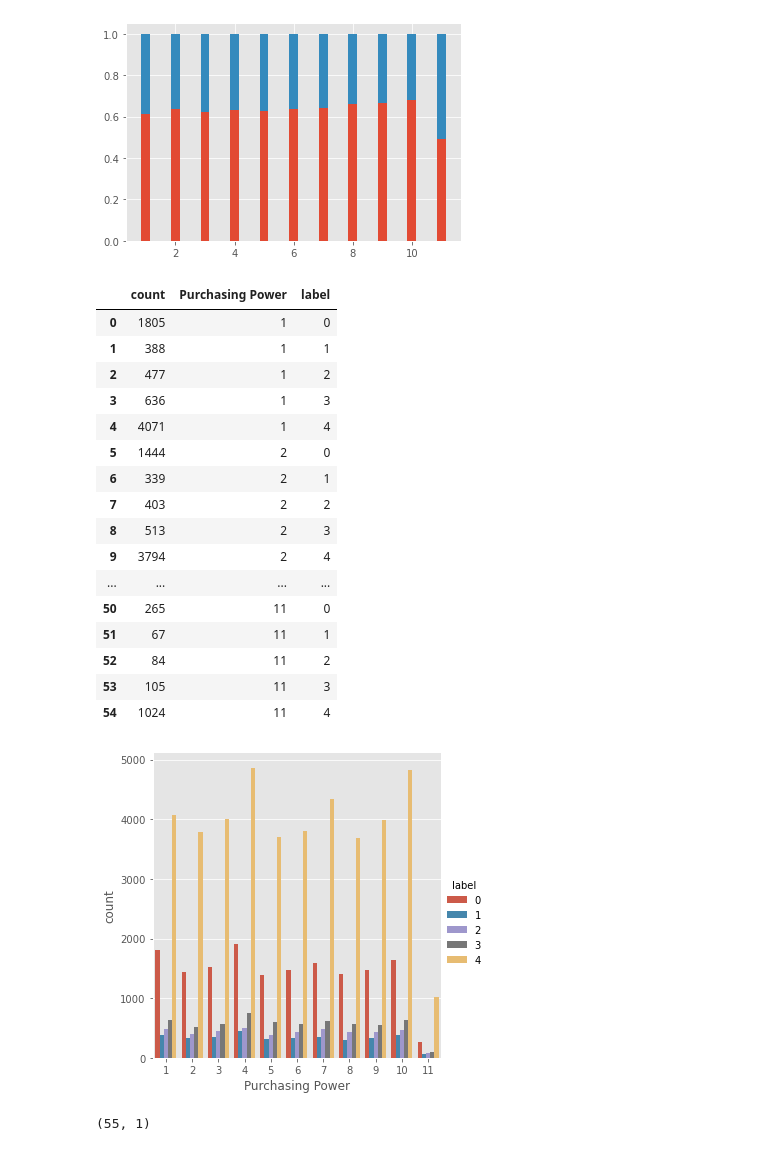
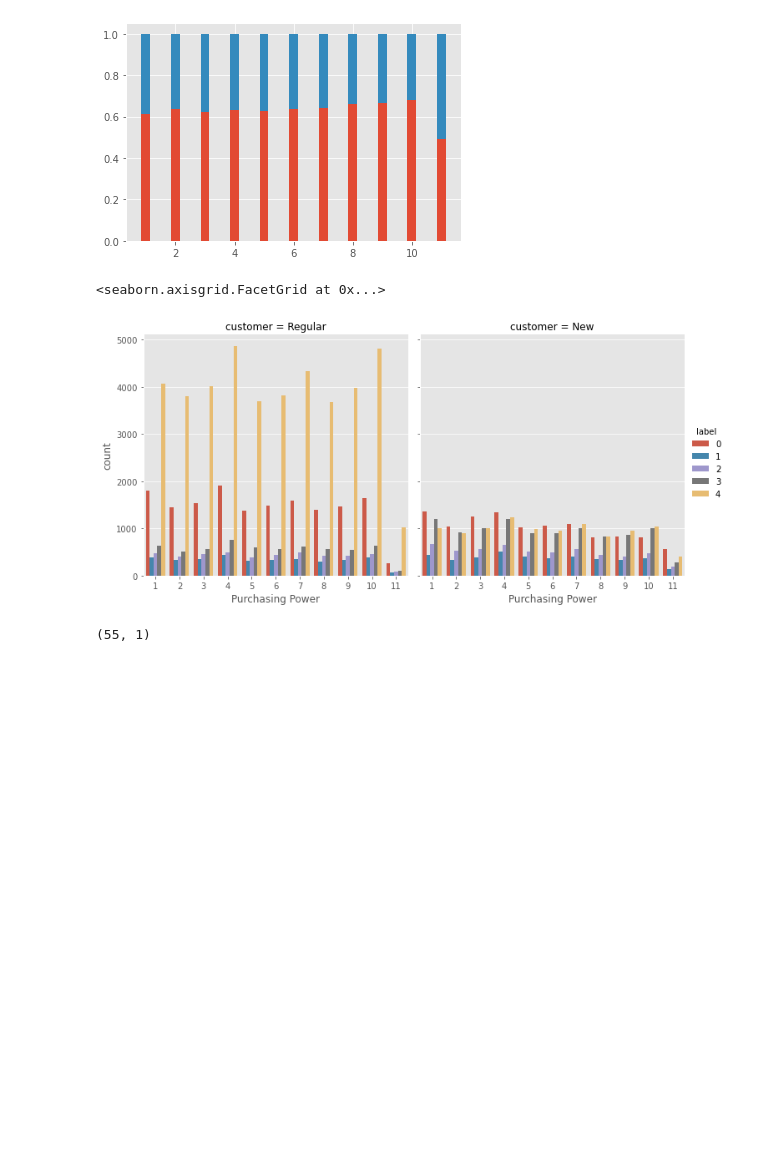
Before and after one commit to oscarm524/Data-Mining-Cup, a Jupyter notebook: DMC-2008/Data_Exploration/Data_Exploration.ipynb, the cells around one changed output. Cells and saved outputs as stored; diff of their text form; code cells hidden in the pictures; blank space fills up the shorter version.

```diff
--- a/DMC-2008/Data_Exploration/Data_Exploration.ipynb
+++ b/DMC-2008/Data_Exploration/Data_Exploration.ipynb
@@ -66,48 +66,36 @@ plt.bar(data_plot2.index, data_plot2['New Customer'], bottom = data_plot2['Regul
 # %%
 regular = train[train['Neukunde'] == 0]
 new = train[train['Neukunde'] == 1]
 
 data_plot1 = pd.DataFrame(regular.groupby(['KAUFKRAFTDEZIL', 'target'])['target'].count())
 data_plot1['Purchasing Power'] = data_plot1.index.get_level_values(0)
 data_plot1['label'] = data_plot1.index.get_level_values(1)
 data_plot1 = data_plot1.reset_index(drop = True)
 data_plot1.columns = ['count', 'Purchasing Power', 'label']
+data_plot1['customer'] = 'Regular'
 
-sns.factorplot(x = 'Purchasing Power', y = 'count',
-               hue = 'label', data = data_plot1, kind = 'bar')
+data_plot2 = pd.DataFrame(new.groupby(['KAUFKRAFTDEZIL', 'target'])['target'].count())
+data_plot2['Purchasing Power'] = data_plot2.index.get_level_values(0)
+data_plot2['label'] = data_plot2.index.get_level_values(1)
+data_plot2 = data_plot2.reset_index(drop = True)
+data_plot2.columns = ['count', 'Purchasing Power', 'label']
+data_plot2['customer'] = 'New'
 
-# data_plot2 = new.groupby(['KAUFKRAFTDEZIL', 'target'])['target'].count()
-
-# data_plot1.plot(kind = 'bar')
-# plt.xlabel(data_plot1.index.get_level_values(0))
-# data_plot1.bar(x = data_plot1.get_level_value(0), y = )
+data_plot = pd.concat([data_plot1, data_plot2], axis = 0)
 
 # fig, axes = plt.subplots(1, 2, sharex = True, figsize = (20,8))
 
-# residue_agg['residue_name'] = residue_agg.index.get_level_values(0)
-# residue_agg['residue_number'] = residue_agg.index.get_level_values(1)
+sns.factorplot(x = 'Purchasing Power', y = 'count',
+               hue = 'label', data = data_plot, col = 'customer', kind = 'bar')
 
-# train.groupby(['KAUFKRAFTDEZIL', 'target'])['target'].count().plot(kind = 'bar')
-data_plot1
+# sns.factorplot(x = 'Purchasing Power', y = 'count',
+#                hue = 'label', data = data_plot1, kind = 'bar')
+
+# sns.factorplot(x = 'Purchasing Power', y = 'count',
+#                hue = 'label', data = data_plot2, kind = 'bar')
 # %% [output]
-|  | count | Purchasing Power | label |
-| 0 | 1805 | 1 | 0 |
-| 1 | 388 | 1 | 1 |
-| 2 | 477 | 1 | 2 |
-| 3 | 636 | 1 | 3 |
-| 4 | 4071 | 1 | 4 |
-| 5 | 1444 | 2 | 0 |
-| 6 | 339 | 2 | 1 |
-| 7 | 403 | 2 | 2 |
-| 8 | 513 | 2 | 3 |
-| 9 | 3794 | 2 | 4 |
-| ... | ... | ... | ... |
-| 50 | 265 | 11 | 0 |
-| 51 | 67 | 11 | 1 |
-| 52 | 84 | 11 | 2 |
-| 53 | 105 | 11 | 3 |
-| 54 | 1024 | 11 | 4 |
+<seaborn.axisgrid.FacetGrid at 0x...>
-[figure, old version]
+[figure, new version]
 # %%
 data_plot1.shape
 # %% [output]
```
